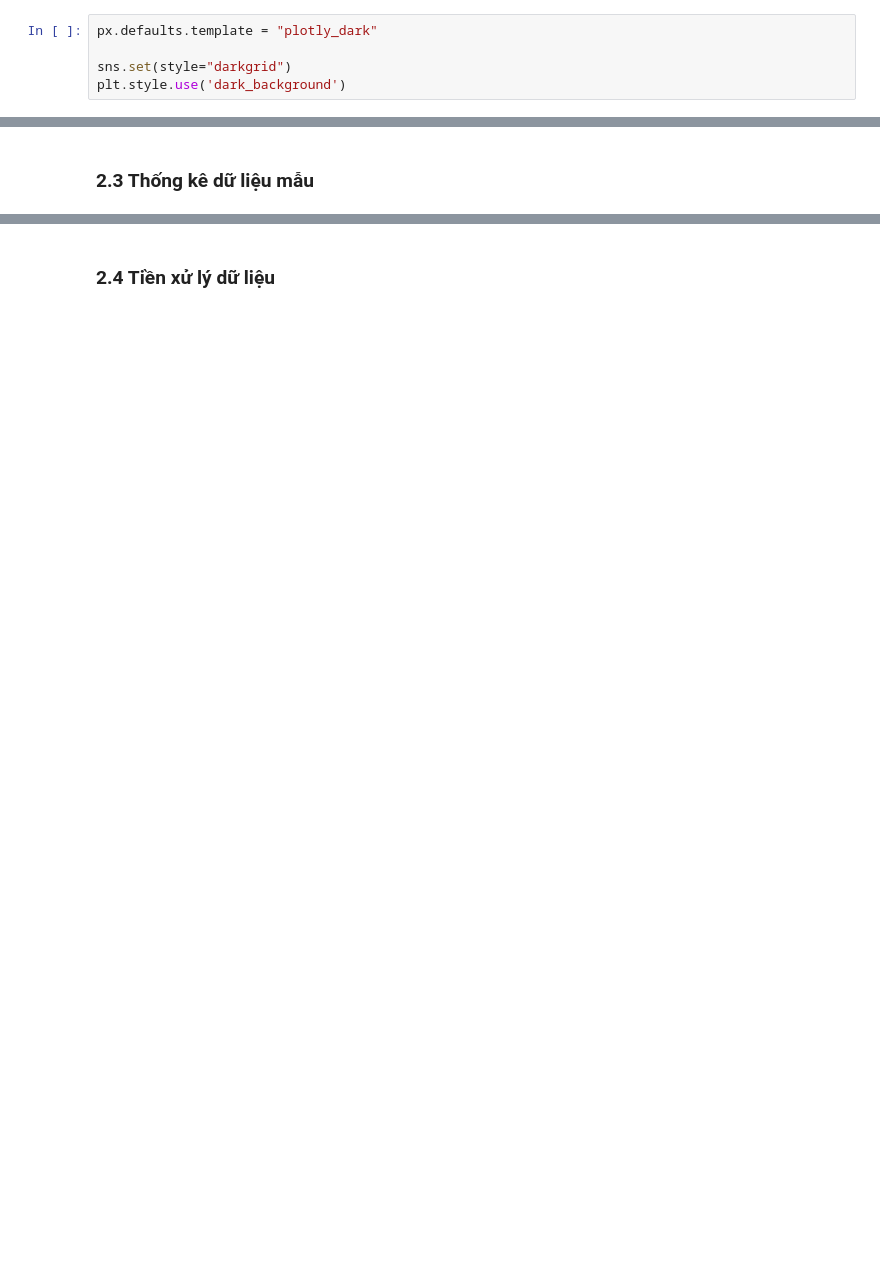
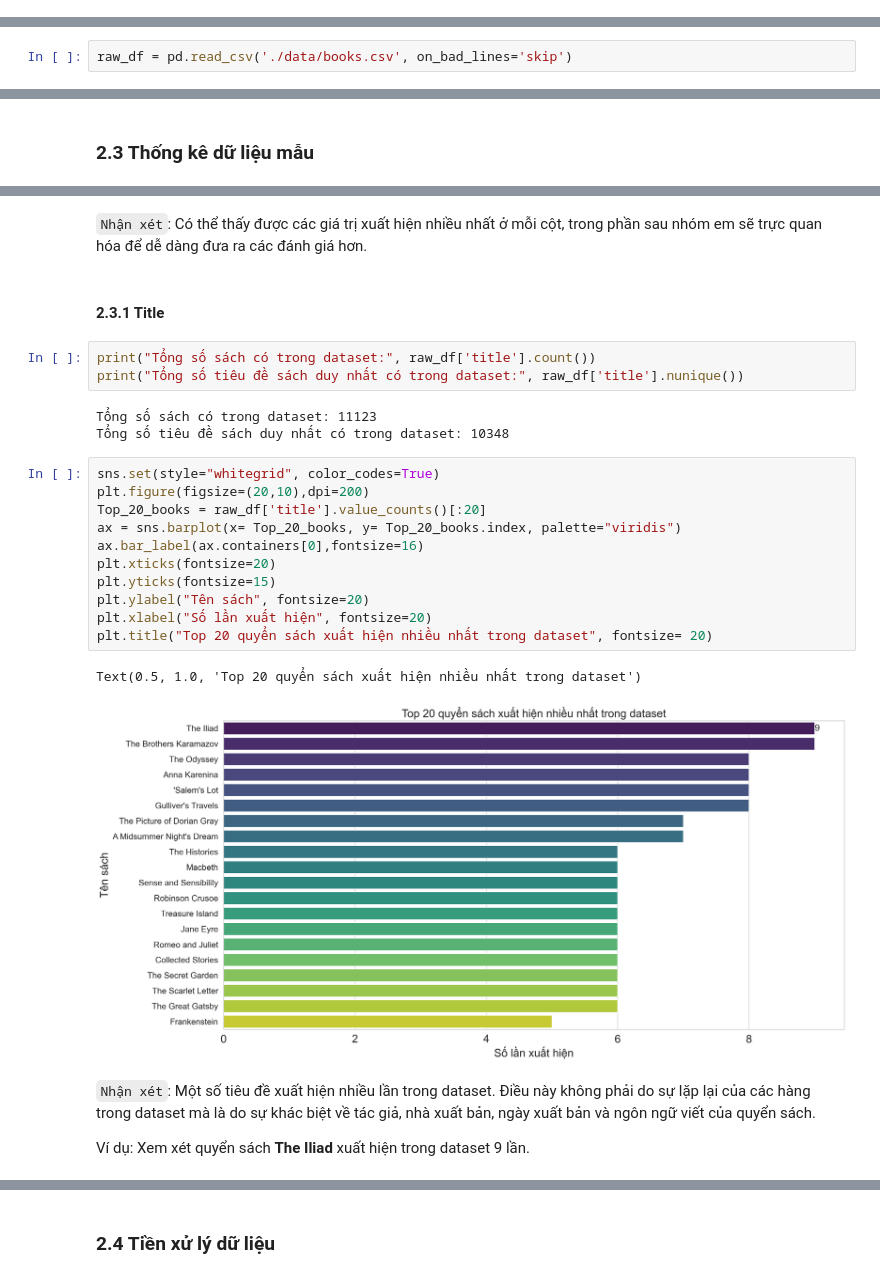
Before and after one commit to vuhuusy/recommender_system, a Jupyter notebook: book_recommendation.ipynb, the cells around one changed output, grey strips where cells are left out. Drawn from its saved outputs; the diff is of its cells as text; blank space fills up the shorter version.

```diff
--- a/book_recommendation.ipynb
+++ b/book_recommendation.ipynb
@@ -165,10 +165,5 @@ import warnings
 warnings.filterwarnings("ignore")
 
 from plotly.offline import init_notebook_mode, iplot
-# %%
-px.defaults.template = "plotly_dark"
-
-sns.set(style="darkgrid")
-plt.style.use('dark_background')
 # %% [markdown]
 ### 2.1 Thu thập dữ liệu
@@ -180 +172,3 @@ df = df.rename(columns={'  num_pages': 'num_pages'})
+# %%
+raw_df = pd.read_csv('./data/books.csv', on_bad_lines='skip')
 # %% [markdown]
@@ -183,0 +268,28 @@ df = df.rename(columns={'  num_pages': 'num_pages'})
+# %% [markdown]
+`Nhận xét`: Có thể thấy được các giá trị xuất hiện nhiều nhất ở mỗi cột, trong phần sau nhóm em sẽ trực quan hóa để dễ dàng đưa ra các đánh giá hơn.
+# %% [markdown]
+#### 2.3.1 Title
+# %%
+print("Tổng số sách có trong dataset:", raw_df['title'].count())
+print("Tổng số tiêu đề sách duy nhất có trong dataset:", raw_df['title'].nunique())
+# %% [output]
+Tổng số sách có trong dataset: 11123
+Tổng số tiêu đề sách duy nhất có trong dataset: 10348
+# %%
+sns.set(style="whitegrid", color_codes=True)
+plt.figure(figsize=(20,10),dpi=200)
+Top_20_books = raw_df['title'].value_counts()[:20]
+ax = sns.barplot(x= Top_20_books, y= Top_20_books.index, palette="viridis")
+ax.bar_label(ax.containers[0],fontsize=16)
+plt.xticks(fontsize=20)
+plt.yticks(fontsize=15)
+plt.ylabel("Tên sách", fontsize=20)
+plt.xlabel("Số lần xuất hiện", fontsize=20)
+plt.title("Top 20 quyển sách xuất hiện nhiều nhất trong dataset", fontsize= 20)
+# %% [output]
+Text(0.5, 1.0, 'Top 20 quyển sách xuất hiện nhiều nhất trong dataset')
+[figure, added]
+# %% [markdown]
+`Nhận xét`: Một số tiêu đề xuất hiện nhiều lần trong dataset. Điều này không phải do sự lặp lại của các hàng trong dataset mà là do sự khác biệt về tác giả, nhà xuất bản, ngày xuất bản và ngôn ngữ viết của quyển sách.
+
+Ví dụ: Xem xét quyển sách **The Iliad** xuất hiện trong dataset 9 lần.
```
Also changed, not shown: parts of 83 cells of this notebook, 3 other files.
